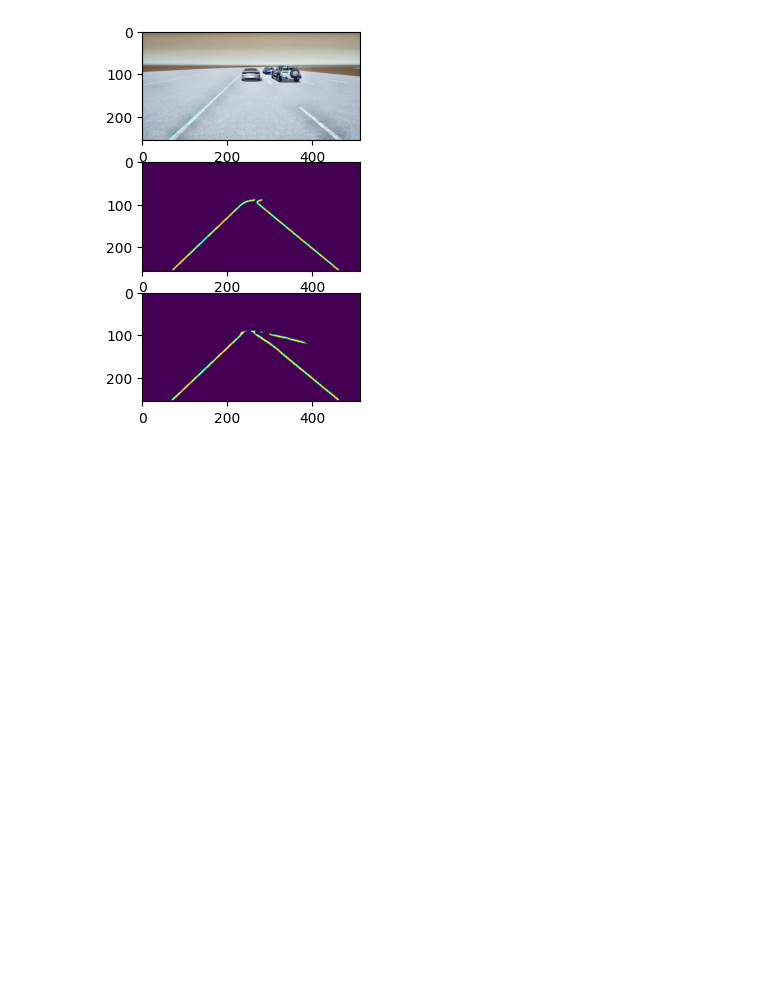
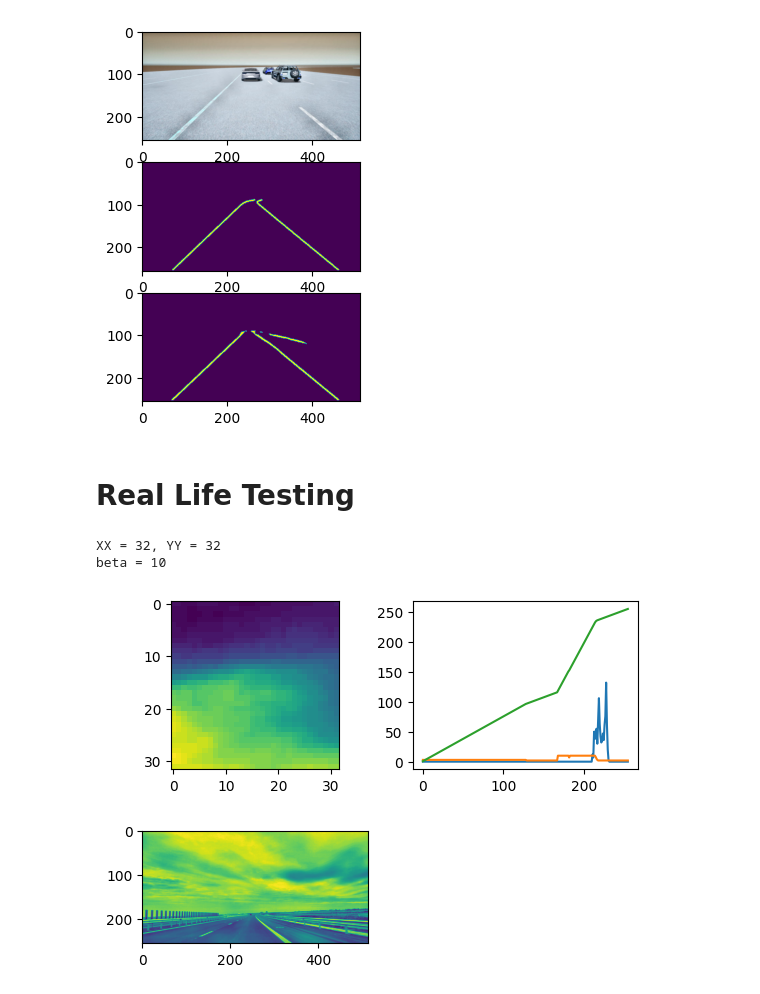
Before and after one commit to racovita67/LaneDetectionKeras, a Jupyter notebook: LaneNet.ipynb, the cells around one changed output. Saved outputs shown, nothing was run; the diff lists cells and outputs as text; code cells hidden in the pictures; blank space fills up the shorter version.

```diff
--- a/LaneNet.ipynb
+++ b/LaneNet.ipynb
@@ -430,3 +436,5 @@ plt.imshow(preds2[idx - 100])
 # %% [output]
 <matplotlib.image.AxesImage at 0x...>
 [figure]
+# %% [markdown]
+# Real Life Testing
@@ -432,0 +444,16 @@ plt.imshow(preds2[idx - 100])
+# %%
+real_img_path = ops.join(w_dir, 'no_rain.png')
+real_img = cv2.imread(real_img_path)
+
+real_img = Image.fromarray(real_img)
+real_img = real_img.resize((512, 256))
+real_img = np.array(real_img, dtype=np.uint8)
+
+ycbcr_image = cv2.cvtColor(real_img, cv2.COLOR_BGR2YCrCb)
+eq_lum = clahe(ycbcr_image[:,:,0], 8, 16)
+ycbcr_image[:,:,0] = eq_lum
+eq_img = cv2.cvtColor(ycbcr_image, cv2.COLOR_YCrCb2BGR)
+# %% [output]
+XX = 32, YY = 32
+beta = 10
+[figure, added]
```
Also changed, not shown: parts of 14 cells of this notebook.
